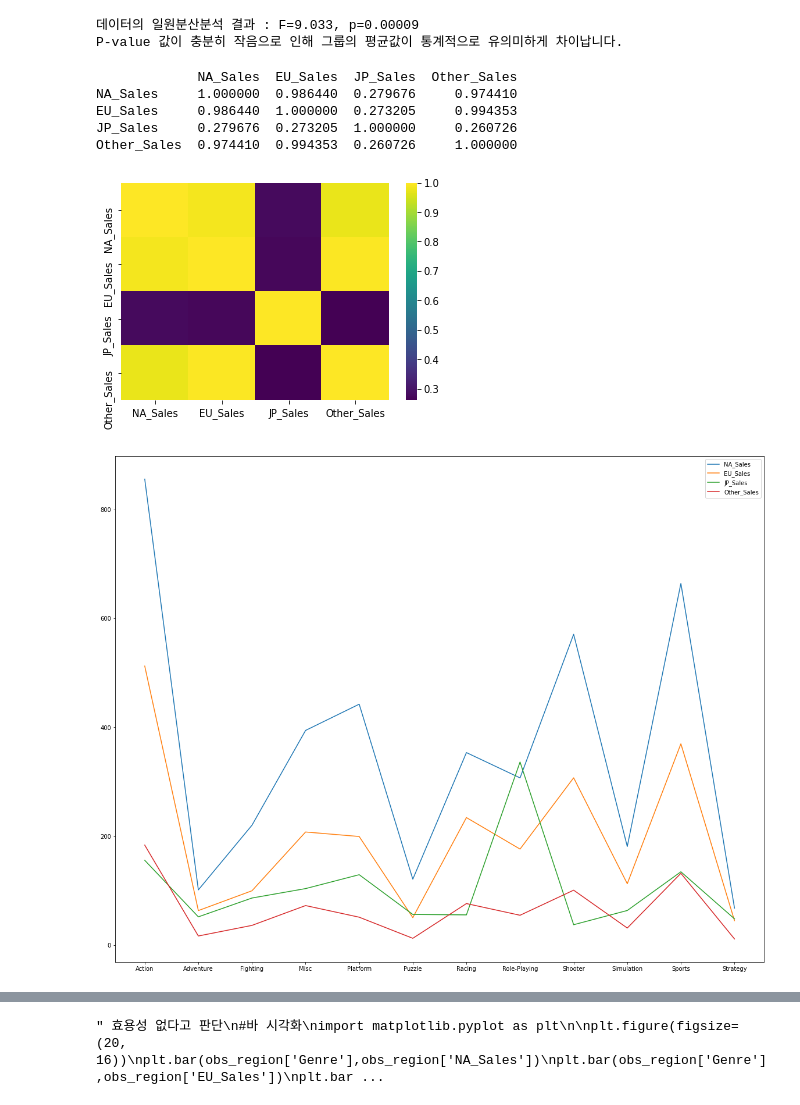
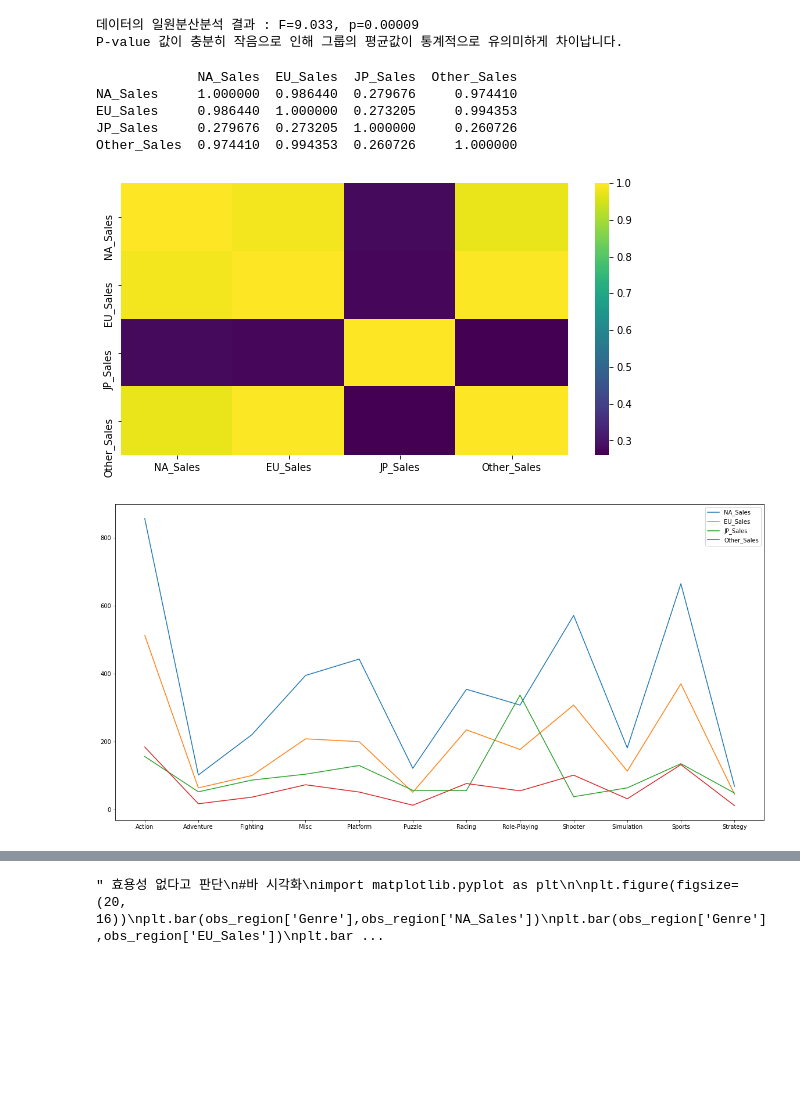
Before and after one commit to ohyunju/projects, a Jupyter notebook: project1/Project1.ipynb, the cells around one changed output, grey strips where cells are left out. Cells and saved outputs as stored; diff of their text form; code cells hidden in the pictures; blank space fills up the shorter version.

```diff
--- a/project1/Project1.ipynb
+++ b/project1/Project1.ipynb
@@ -347,27 +345,28 @@ P-value 값이 충분히 작음으로 인해 그룹의 평균값이 통계적으
 # %%
 #correlation 으로 확인하는 것이 유의미하다고 판단
 corr = obs_region.corr()
 print(corr)
 
 import seaborn as sns
 import matplotlib.pyplot as plt
 
+plt.figure(figsize=(10, 5))
 sns.heatmap(corr, cmap='viridis')
 plt.show()
 
 # 이 결과로 다른 지역은 게임의 선호도에 차이가 없지만 일본만 다르게 나타남을 볼 수 있다.
 # %% [output]
              NA_Sales  EU_Sales  JP_Sales  Other_Sales
 NA_Sales     1.000000  0.986440  0.279676     0.974410
 EU_Sales     0.986440  1.000000  0.273205     0.994353
 JP_Sales     0.279676  0.273205  1.000000     0.260726
 Other_Sales  0.974410  0.994353  0.260726     1.000000
-[figure, old version]
+[figure, new version]
 # %%
 #선 시각화 (정규화 전)
 import matplotlib.pyplot as plt
 
-plt.figure(figsize=(20, 16))
+plt.figure(figsize=(20, 10))
 plt.plot(obs_region['Genre'],obs_region['NA_Sales'])
 plt.plot(obs_region['Genre'],obs_region['EU_Sales'])
 plt.plot(obs_region['Genre'],obs_region['JP_Sales'])
@@ -375,7 +374,7 @@ plt.plot(obs_region['Genre'],obs_region['Other_Sales'])
 plt.legend(Sales)
 plt.show()
 # %% [output]
-[figure, old version]
+[figure, new version]
 # %%
 #선 시각화 (정규화 후)
 import matplotlib.pyplot as plt
```
Also changed, not shown: parts of 44 cells of this notebook.
